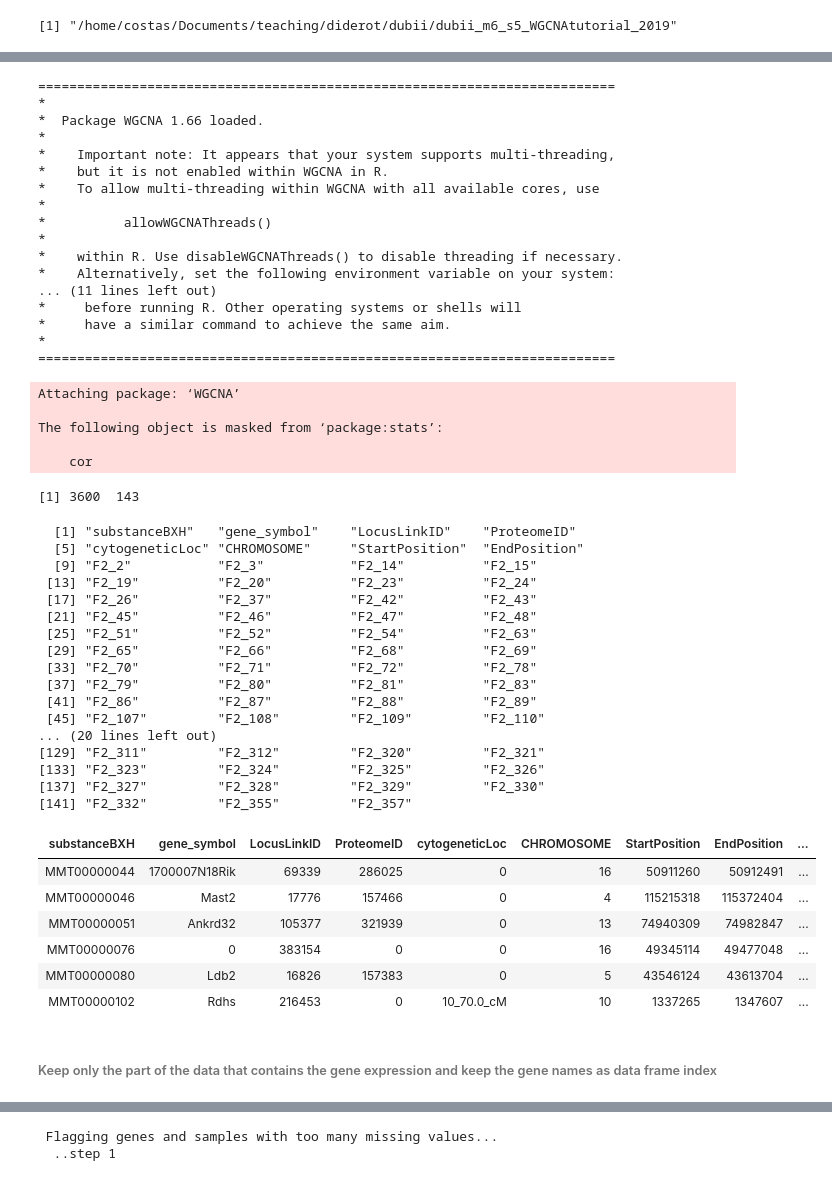
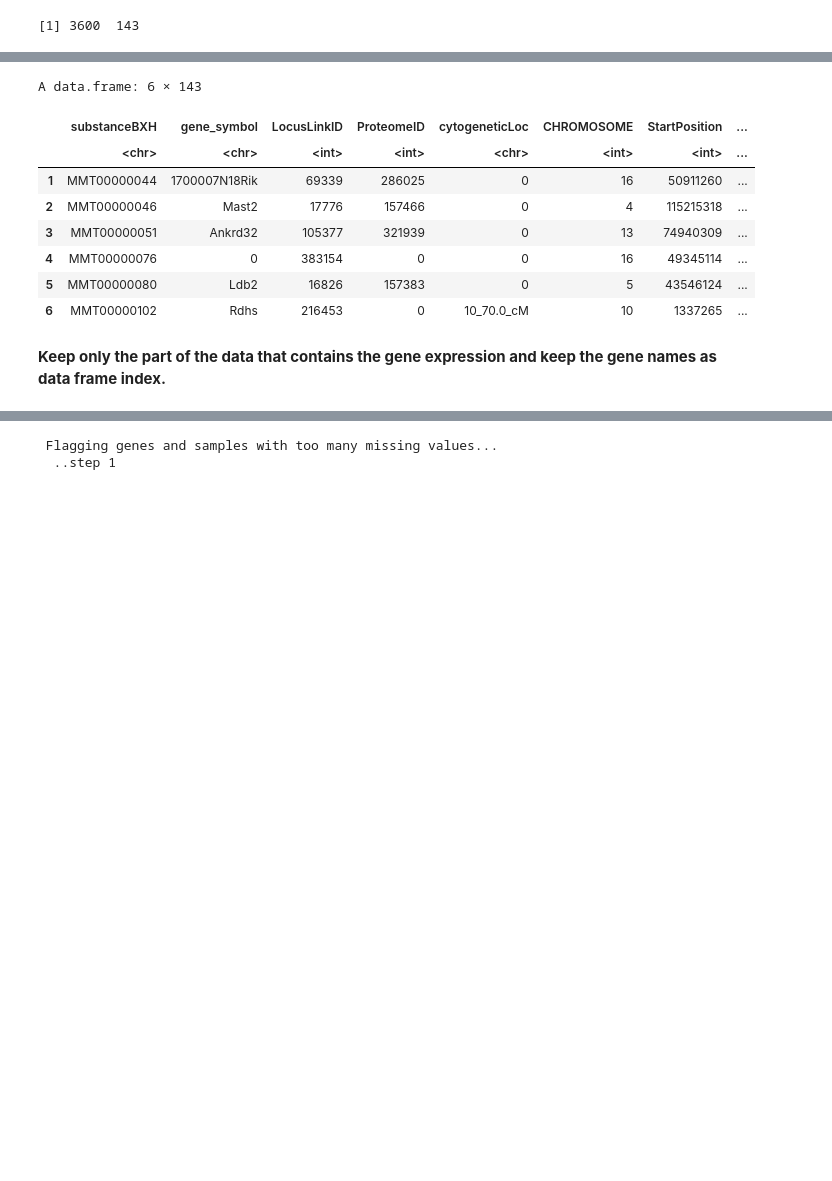
Before and after one commit to DU-Bii/module-6-Integrative-Bioinformatics, a Jupyter notebook: 2020/session5/Network Inference with WGCNA.ipynb, the cells around one changed output, grey strips where cells are left out. Drawn from its saved outputs; the diff is of its cells as text; code cells hidden in the pictures; blank space fills up the shorter version.

```diff
--- a/2020/session5/Network Inference with WGCNA.ipynb
+++ b/2020/session5/Network Inference with WGCNA.ipynb
@@ -8,21 +8,21 @@ __Tutorial for Module 6 DUBII 2019__
 ## 1. Preliminaries and data input
 # %%
 #  Code chunk 1
-# Display the current working directory
-getwd();
-# If necessary, change the path below to the directory where the data files are stored.
-# "." means current directory.
-workingDir = ".";
-setwd(workingDir);
+## Display the current working directory
+#getwd();
+## If necessary, change the path below to the directory where the data files are stored.
+## "." means current directory.
+#workingDir = ".";
+#setwd(workingDir);
 # Load the WGCNA package
 library(WGCNA);
-# The following setting is important, do not omit.
-options(stringsAsFactors = FALSE);
+## The following setting is important, do not omit.
+#options(stringsAsFactors = FALSE);
 #Read in the female liver data set
-femData = read.csv("LiverFemale3600.csv");
+femData = read.csv("data/LiverFemale3600.csv");
 # Take a quick look at what is in the data set:
 dim(femData);
 names(femData);
 head(femData);
 # %% [output]
-[1] "/home/costas/Documents/teaching/diderot/dubii/dubii_m6_s5_WGCNAtutorial_2019"
+[1] 3600  143
@@ -37,52 +46,14 @@ The following object is masked from ‘package:stats’:
-==========================================================================
-*
-*  Package WGCNA 1.66 loaded.
-*
-*    Important note: It appears that your system supports multi-threading,
-*    but it is not enabled within WGCNA in R.
-*    To allow multi-threading within WGCNA with all available cores, use
-*
-*          allowWGCNAThreads()
-*
-*    within R. Use disableWGCNAThreads() to disable threading if necessary.
-*    Alternatively, set the following environment variable on your system:
-... (11 lines left out)
-*     before running R. Other operating systems or shells will
-*     have a similar command to achieve the same aim.
-*
-==========================================================================
+A data.frame: 6 × 143
-Attaching package: ‘WGCNA’
-
-The following object is masked from ‘package:stats’:
-
-    cor
-[1] 3600  143
-  [1] "substanceBXH"   "gene_symbol"    "LocusLinkID"    "ProteomeID"
-  [5] "cytogeneticLoc" "CHROMOSOME"     "StartPosition"  "EndPosition"
-  [9] "F2_2"           "F2_3"           "F2_14"          "F2_15"
- [13] "F2_19"          "F2_20"          "F2_23"          "F2_24"
- [17] "F2_26"          "F2_37"          "F2_42"          "F2_43"
- [21] "F2_45"          "F2_46"          "F2_47"          "F2_48"
- [25] "F2_51"          "F2_52"          "F2_54"          "F2_63"
- [29] "F2_65"          "F2_66"          "F2_68"          "F2_69"
- [33] "F2_70"          "F2_71"          "F2_72"          "F2_78"
- [37] "F2_79"          "F2_80"          "F2_81"          "F2_83"
- [41] "F2_86"          "F2_87"          "F2_88"          "F2_89"
- [45] "F2_107"         "F2_108"         "F2_109"         "F2_110"
-... (20 lines left out)
-[129] "F2_311"         "F2_312"         "F2_320"         "F2_321"
-[133] "F2_323"         "F2_324"         "F2_325"         "F2_326"
-[137] "F2_327"         "F2_328"         "F2_329"         "F2_330"
-[141] "F2_332"         "F2_355"         "F2_357"
-| substanceBXH | gene_symbol | LocusLinkID | ProteomeID | cytogeneticLoc | CHROMOSOME | StartPosition | EndPosition | ... |
-| MMT00000044 | 1700007N18Rik | 69339 | 286025 | 0 | 16 | 50911260 | 50912491 | ... |
-| MMT00000046 | Mast2 | 17776 | 157466 | 0 | 4 | 115215318 | 115372404 | ... |
-| MMT00000051 | Ankrd32 | 105377 | 321939 | 0 | 13 | 74940309 | 74982847 | ... |
-| MMT00000076 | 0 | 383154 | 0 | 0 | 16 | 49345114 | 49477048 | ... |
-| MMT00000080 | Ldb2 | 16826 | 157383 | 0 | 5 | 43546124 | 43613704 | ... |
-| MMT00000102 | Rdhs | 216453 | 0 | 10_70.0_cM | 10 | 1337265 | 1347607 | ... |
+|  | substanceBXH | gene_symbol | LocusLinkID | ProteomeID | cytogeneticLoc | CHROMOSOME | StartPosition | ... |
+|  | <chr> | <chr> | <int> | <int> | <chr> | <int> | <int> | ... |
+| 1 | MMT00000044 | 1700007N18Rik | 69339 | 286025 | 0 | 16 | 50911260 | ... |
+| 2 | MMT00000046 | Mast2 | 17776 | 157466 | 0 | 4 | 115215318 | ... |
+| 3 | MMT00000051 | Ankrd32 | 105377 | 321939 | 0 | 13 | 74940309 | ... |
+| 4 | MMT00000076 | 0 | 383154 | 0 | 0 | 16 | 49345114 | ... |
+| 5 | MMT00000080 | Ldb2 | 16826 | 157383 | 0 | 5 | 43546124 | ... |
+| 6 | MMT00000102 | Rdhs | 216453 | 0 | 10_70.0_cM | 10 | 1337265 | ... |
 # %% [markdown]
-###### Keep only the part of the data that contains the gene expression and keep the gene names as data frame index
+**Keep only the part of the data that contains the gene expression and keep the gene names as data frame index.**
 # %%
 #  Code chunk 2
 datExpr0 = as.data.frame(t(femData[, -c(1:8)]));
```
Also changed, not shown: parts of 38 cells of this notebook, 13 other files.
